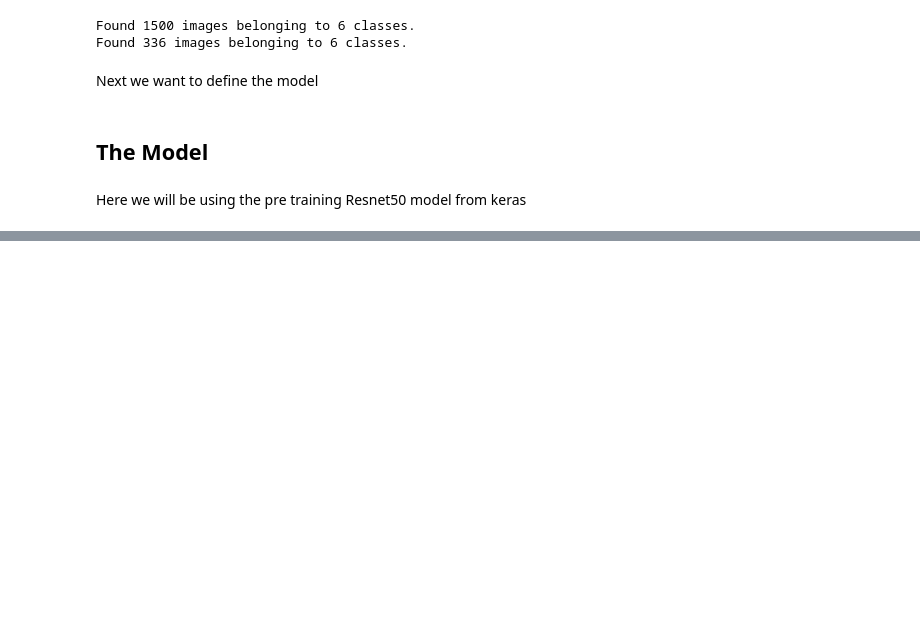
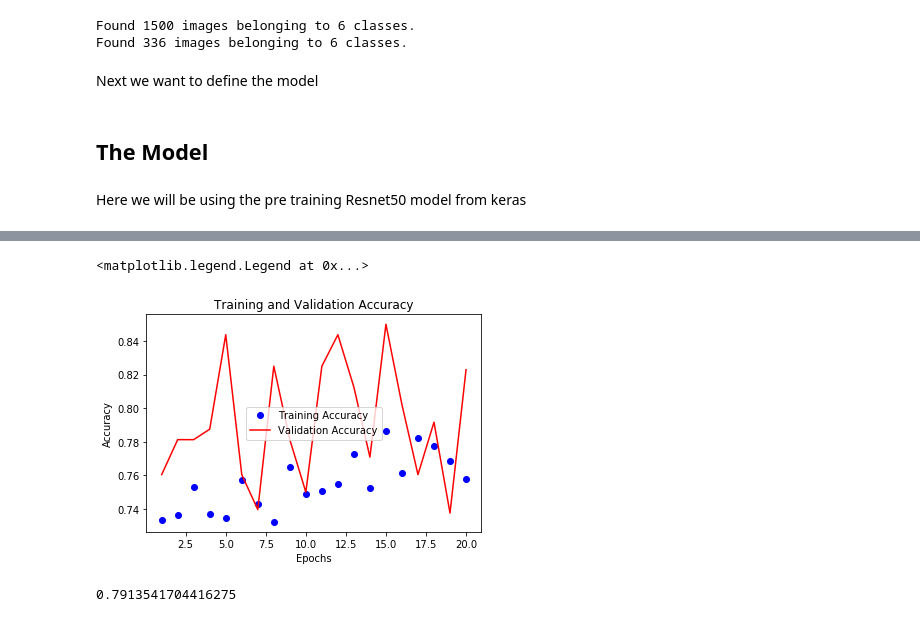
Before and after one commit to michael-diggin/rowing-classifier, a Jupyter notebook: Classifier.ipynb, the cells around one changed output, grey strips where cells are left out. Drawn from its saved outputs; the diff is of its cells as text; code cells hidden in the pictures; blank space fills up the shorter version.

```diff
--- a/Classifier.ipynb
+++ b/Classifier.ipynb
@@ -260,0 +265,4 @@ val_generator[0]
+# %%
+from keras.models import load_model
+
+model = load_model('model_300919.h5')
@@ -260,0 +274,7 @@ val_generator[0]
+# %%
+model.layers[0].trainable = False
+model.compile(optimizer='adam',
+             loss = 'categorical_crossentropy',
+             metrics=['accuracy'])
+
+model.summary()
@@ -260,0 +298,8 @@ val_generator[0]
+# %%
+history = model.fit_generator(train_generator,
+                    epochs = 20,
+                    steps_per_epoch = 1500//batch_size,
+                    validation_data = val_generator,
+                    validation_steps = 336/batch_size,
+                    workers=3,
+                    )
@@ -260,0 +324,25 @@ val_generator[0]
+# %%
+test_acc = history.history['accuracy']
+val_acc = history.history['val_accuracy']
+test_loss = history.history['loss']
+val_loss = history.history['val_loss']
+
+import matplotlib.pyplot as plt
+%matplotlib inline
+
+epochs = range(1, len(test_acc)+1)
+plt.plot(epochs, test_acc, 'bo', label='Training Accuracy')
+plt.plot(epochs, val_acc, 'r', label='Validation Accuracy')
+plt.title('Training and Validation Accuracy')
+plt.xlabel('Epochs')
+plt.ylabel('Accuracy')
+plt.legend()
+# %% [output]
+<matplotlib.legend.Legend at 0x...>
+[figure, added]
+# %%
+import numpy as np
+acc = np.array(val_acc)
+np.mean(acc)
+# %% [output]
+0.7913541704416275
```
Also changed, not shown: parts of 33 cells of this notebook, 2 other files.
